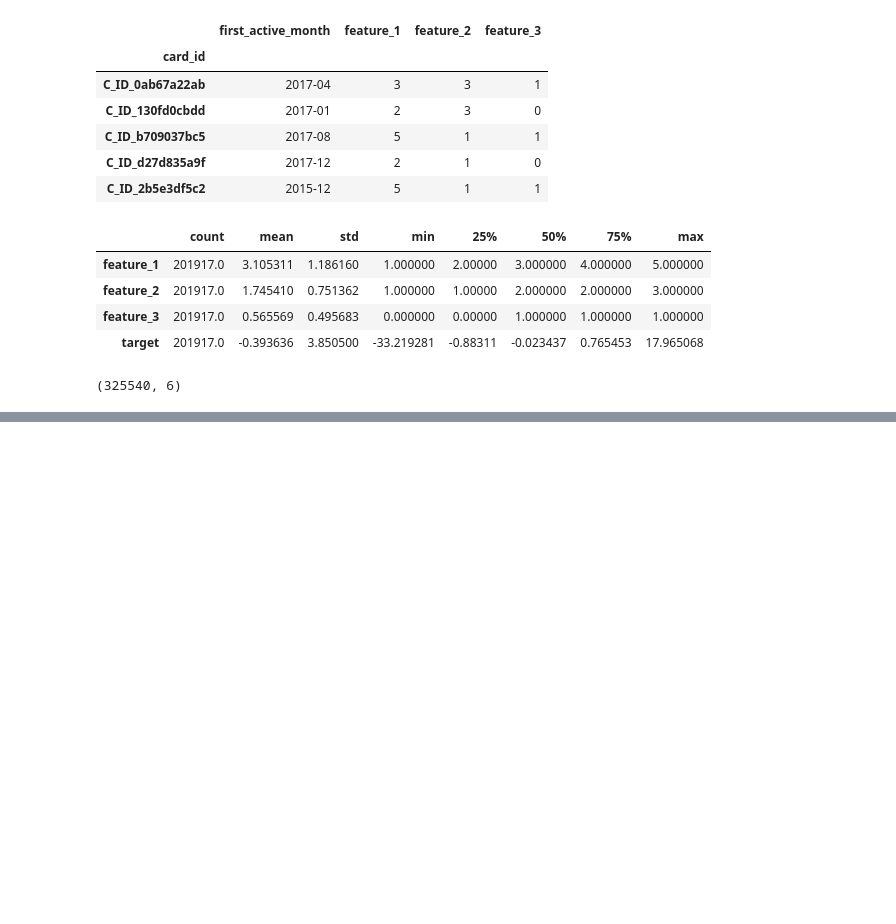
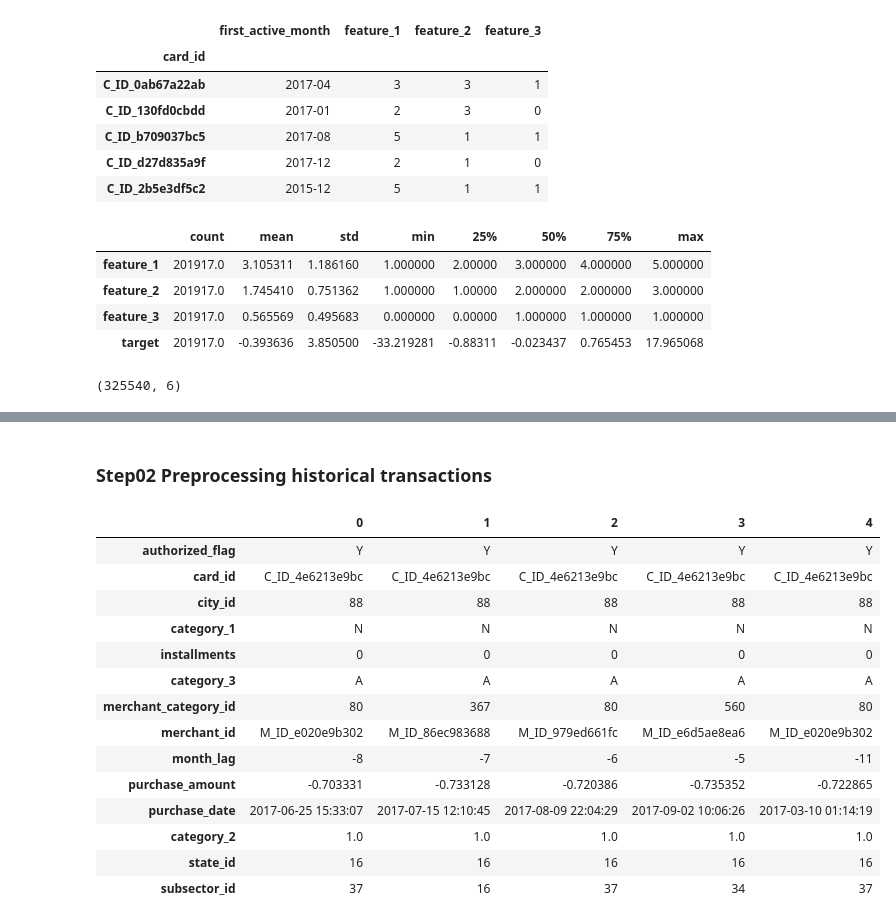
Before and after one commit to ionahu08/EloMerchantCategoryRecommendation, a Jupyter notebook: Competition/Project01.ipynb, the cells around one changed output, grey strips where cells are left out. Saved outputs shown, nothing was run; the diff lists cells and outputs as text; code cells hidden in the pictures; blank space fills up the shorter version.

Commit message:
added ### Step2 Historical transaction

```diff
--- a/Competition/Project01.ipynb
+++ b/Competition/Project01.ipynb
@@ -80,0 +169,24 @@ df.shape
+# %% [markdown]
+### Step02 Preprocessing historical transactions
+# %%
+# load csv
+nrows=None
+hist_df = pd.read_csv('../data/historical_transactions.csv', nrows=num_rows)
+
+hist_df.head().T
+# %% [output]
+|  | 0 | 1 | 2 | 3 | 4 |
+| authorized_flag | Y | Y | Y | Y | Y |
+| card_id | C_ID_4e6213e9bc | C_ID_4e6213e9bc | C_ID_4e6213e9bc | C_ID_4e6213e9bc | C_ID_4e6213e9bc |
+| city_id | 88 | 88 | 88 | 88 | 88 |
+| category_1 | N | N | N | N | N |
+| installments | 0 | 0 | 0 | 0 | 0 |
+| category_3 | A | A | A | A | A |
+| merchant_category_id | 80 | 367 | 80 | 560 | 80 |
+| merchant_id | M_ID_e020e9b302 | M_ID_86ec983688 | M_ID_979ed661fc | M_ID_e6d5ae8ea6 | M_ID_e020e9b302 |
+| month_lag | -8 | -7 | -6 | -5 | -11 |
+| purchase_amount | -0.703331 | -0.733128 | -0.720386 | -0.735352 | -0.722865 |
+| purchase_date | 2017-06-25 15:33:07 | 2017-07-15 12:10:45 | 2017-08-09 22:04:29 | 2017-09-02 10:06:26 | 2017-03-10 01:14:19 |
+| category_2 | 1.0 | 1.0 | 1.0 | 1.0 | 1.0 |
+| state_id | 16 | 16 | 16 | 16 | 16 |
+| subsector_id | 37 | 16 | 37 | 34 | 37 |
```
Also changed, not shown: parts of 22 cells of this notebook.
